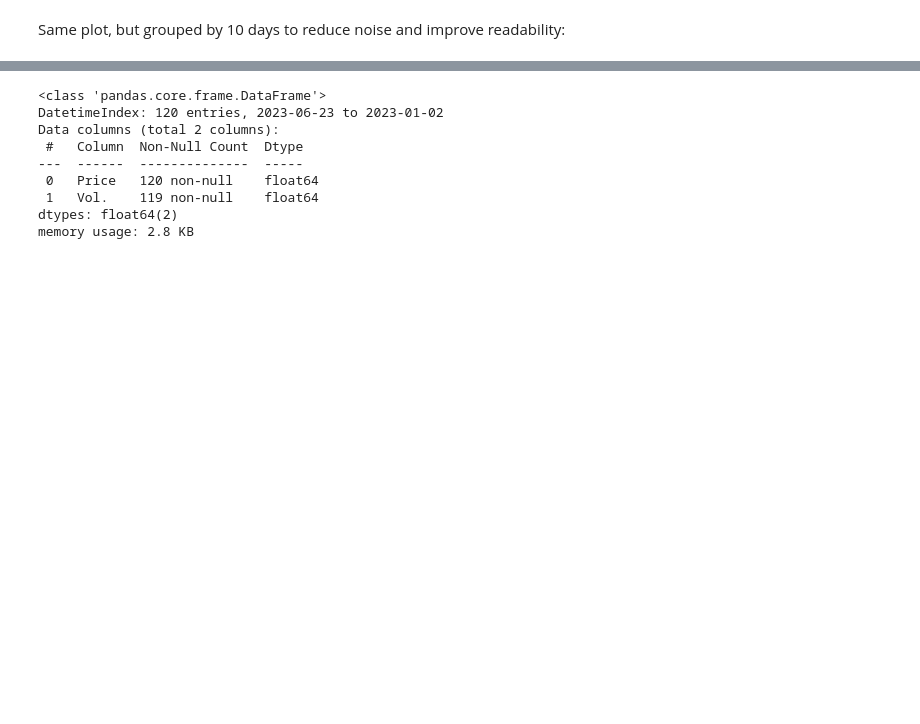
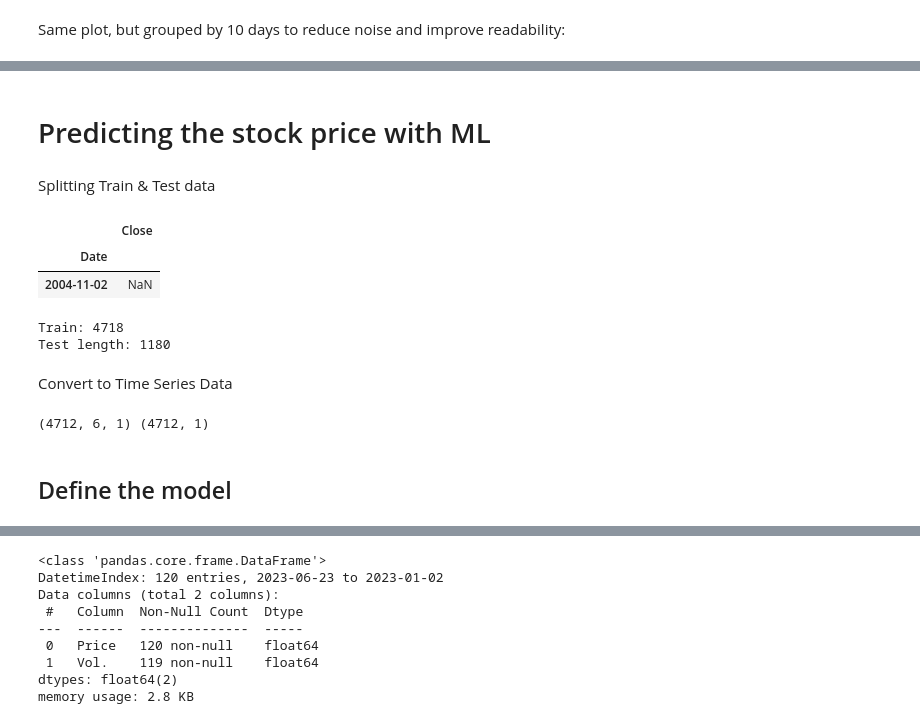
Before and after one commit to up841068/petropredict, a Jupyter notebook: PBR_predictive_model/notebooks/predictions.ipynb, the cells around one changed output, grey strips where cells are left out. Drawn from its saved outputs; the diff is of its cells as text; code cells hidden in the pictures; blank space fills up the shorter version.

```diff
--- a/PBR_predictive_model/notebooks/predictions.ipynb
+++ b/PBR_predictive_model/notebooks/predictions.ipynb
@@ -101,19 +115,0 @@ There seems to be an issue with the day 2003-08-05, I will replace the value wit
-# %%
-# Find the index label of the row to update
-index_to_update = '2003-08-05'
-
-# Convert the index label to a Timestamp object
-index_to_update = pd.Timestamp(index_to_update)
-
-# Find the previous and next rows
-prev_row = df.loc[index_to_update - pd.Timedelta(days=1)]
-next_row = df.loc[index_to_update + pd.Timedelta(days=1)]
-
-# Calculate the average of the previous and next "Close" values
-new_high_value = (prev_row['Close'] + next_row['Close']) / 2
-
-# Update the "High" value for the rows with the specified index
-
-df.loc[index_to_update, 'Open'] = new_high_value
-df.loc[index_to_update, 'High'] = new_high_value
-df.loc['2003-08-04', 'High'] = new_high_value
@@ -135,3 +115,0 @@ df.to_csv('PETR4.SA.csv')
-# %%
-df = pd.read_csv('data/petro.csv', parse_dates=['Date'], index_col='Date')
-df.describe().T
@@ -154,2 +115,0 @@ df.head()
-# %%
-df = df[['Price', 'Vol.']]
@@ -163,0 +126,25 @@ df.head(3)
+# %% [markdown]
+# Predicting the stock price with ML
+# %% [markdown]
+Splitting Train & Test data
+# %%
+df_close = df[['Close']]
+# %%
+df_close[df_close.Close.isnull()]
+# %% [output]
+|  | Close |
+| Date |  |
+| 2004-11-02 | NaN |
+# %%
+n_train = int(len(df_close) * 0.8)
+n_test = len(df_close) - n_train
+
+# We divide them, except the
+train, test = df_close.iloc[:n_train], df.iloc[n_train:len(df_close)]
+
+print(f'Train: {len(train)}\nTest length: {len(test)}')
+# %% [output]
+Train: 4718
+Test length: 1180
+# %% [markdown]
+Convert to Time Series Data
@@ -163,0 +165,6 @@ df.head(3)
+# %%
+print(X_train.shape, y_train.shape)
+# %% [output]
+(4712, 6, 1) (4712, 1)
+# %% [markdown]
+## Define the model
```
Also changed, not shown: parts of 24 cells of this notebook, 2 other files.
